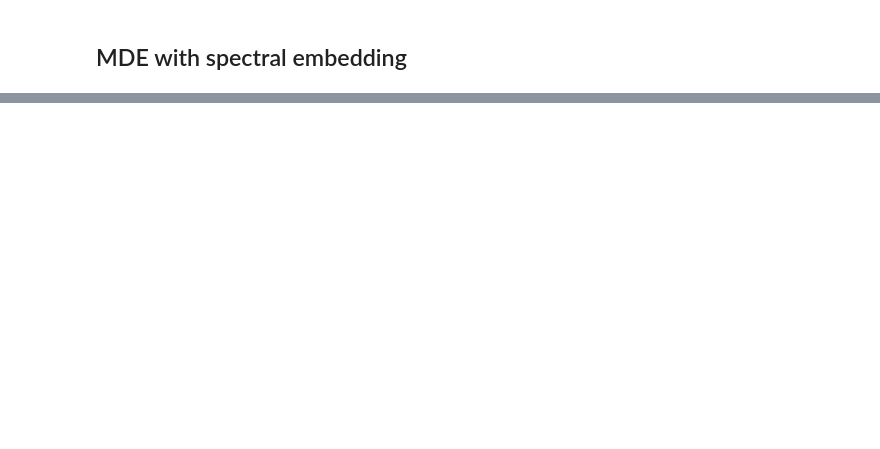
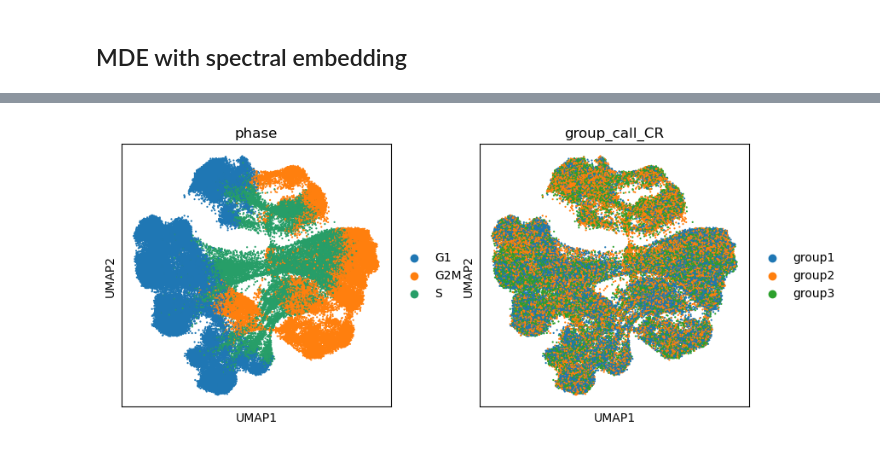
Before and after one commit to eric-y-wang/SIG07, a Jupyter notebook: analysis/correlation_analysis.ipynb, the cells around one changed output, grey strips where cells are left out. Saved outputs shown, nothing was run; the diff lists cells and outputs as text; code cells hidden in the pictures; blank space fills up the shorter version.

```diff
--- a/analysis/correlation_analysis.ipynb
+++ b/analysis/correlation_analysis.ipynb
@@ -509,0 +572,5 @@ plt.show()
+# %%
+sc.pl.umap(adata,color=['phase','group_call_CR'],
+           ncols=4,size=10)
+# %% [output]
+[figure, added]
```
Also changed, not shown: parts of 17 cells of this notebook, 17 other files.
